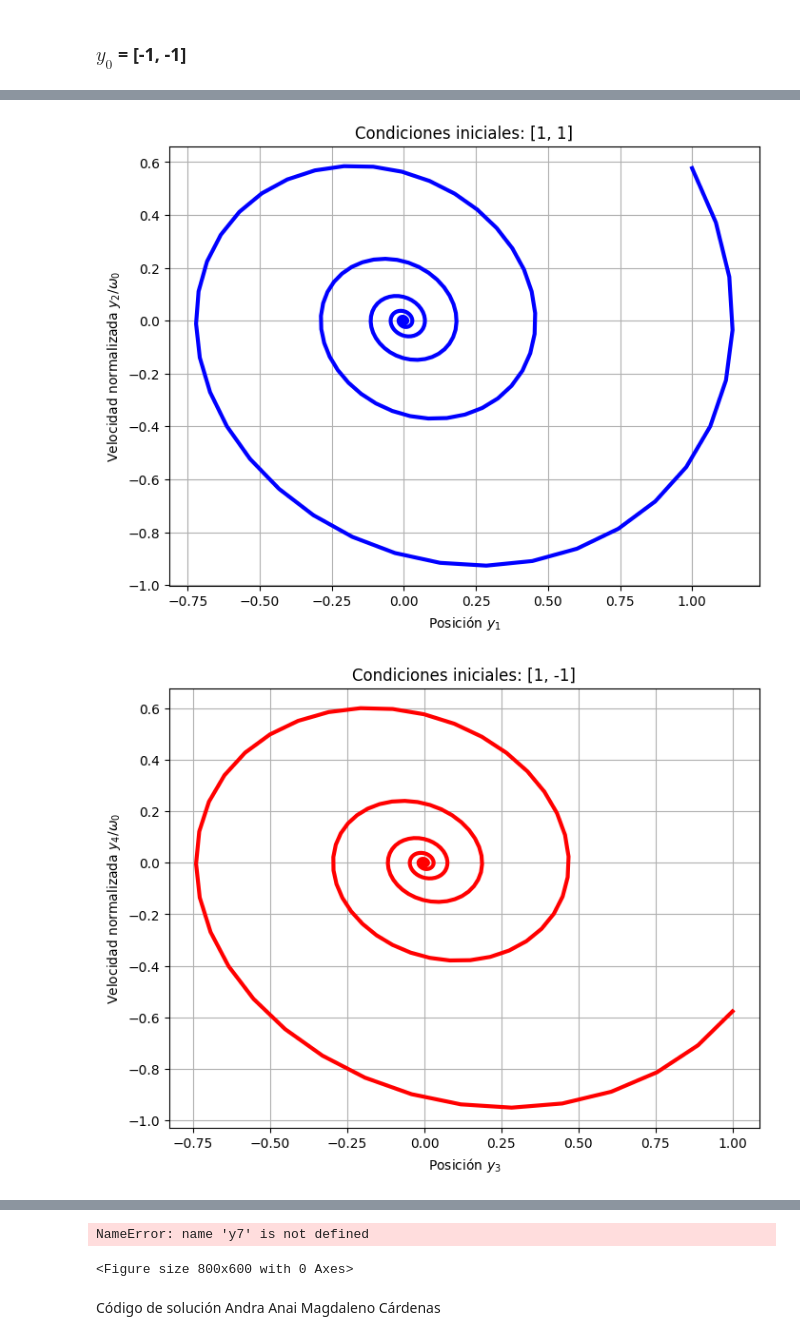
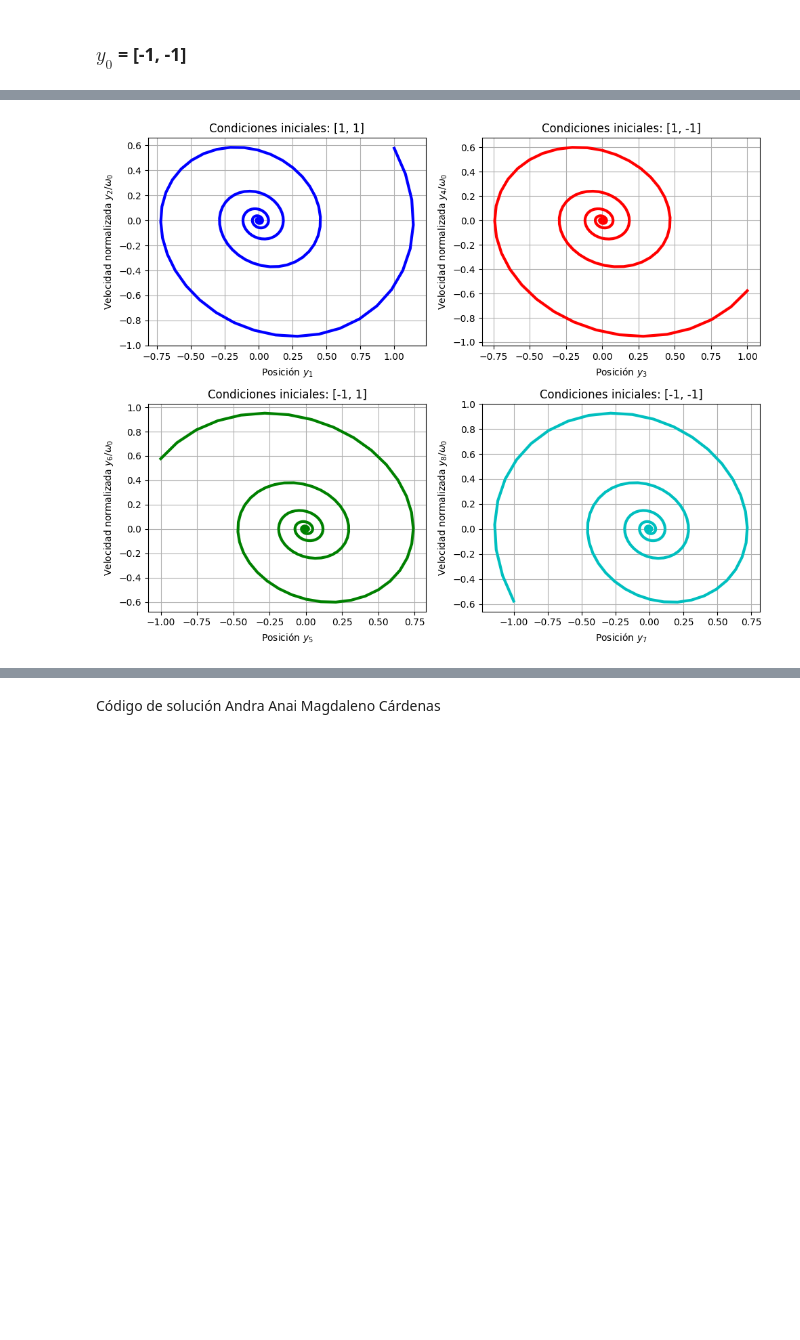
Before and after one commit to Guillermo-Chiw-ITESO/Tarea9_ChiwGuillermo_MagdalenoAndrea, a Jupyter notebook: Tarea9_ChiwGuillermo_MagdalenoAndrea.ipynb, the cells around one changed output, grey strips where cells are left out. Saved outputs shown, nothing was run; the diff lists cells and outputs as text; code cells hidden in the pictures; blank space fills up the shorter version.

```diff
--- a/Tarea9_ChiwGuillermo_MagdalenoAndrea.ipynb
+++ b/Tarea9_ChiwGuillermo_MagdalenoAndrea.ipynb
@@ -165,39 +165,39 @@ plt.show()
 # %%
+# Crear una sola figura con subgráficas
+fig, axs = plt.subplots(2, 2, figsize=(10, 8))
+
 # Gráfica del plano fase para y0 = [1, 1]
-plt.figure(figsize=(8,6))
-plt.plot(y1, y2/omega0, 'b', lw=3)
-plt.title('Condiciones iniciales: [1, 1]')
-plt.xlabel("Posición $y_1$")
-plt.ylabel("Velocidad normalizada $y_2/\omega_0$")
-plt.grid()
-plt.show()
+axs[0, 0].plot(y1, y2/omega0, 'b', lw=3)
+axs[0, 0].set_title('Condiciones iniciales: [1, 1]')
+axs[0, 0].set_xlabel("Posición $y_1$")
+axs[0, 0].set_ylabel("Velocidad normalizada $y_2/\omega_0$")
+axs[0, 0].grid()
 
 # Gráfica del plano fase para y0 = [1, -1]
-plt.figure(figsize=(8,6))
-plt.plot(y3, y4/omega0, 'r', lw=3)
-plt.title('Condiciones iniciales: [1, -1]')
-plt.xlabel("Posición $y_3$")
-plt.ylabel("Velocidad normalizada $y_4/\omega_0$")
-plt.grid()
-plt.show()
+axs[0, 1].plot(y3, y4/omega0, 'r', lw=3)
+axs[0, 1].set_title('Condiciones iniciales: [1, -1]')
+axs[0, 1].set_xlabel("Posición $y_3$")
+axs[0, 1].set_ylabel("Velocidad normalizada $y_4/\omega_0$")
+axs[0, 1].grid()
 
 # Gráfica del plano fase para y0 = [-1, 1]
-plt.figure(figsize=(8,6))
-plt.plot(y5, y6/omega0, 'g', lw=3)
-plt.title('Condiciones iniciales: [-1, 1]')
-plt.xlabel("Posición $y_5$")
-plt.ylabel("Velocidad normalizada $y_6/\omega_0$")
-plt.grid()
-plt.show()
+axs[1, 0].plot(y5, y6/omega0, 'g', lw=3)
+axs[1, 0].set_title('Condiciones iniciales: [-1, 1]')
+axs[1, 0].set_xlabel("Posición $y_5$")
+axs[1, 0].set_ylabel("Velocidad normalizada $y_6/\omega_0$")
+axs[1, 0].grid()
 
 # Gráfica del plano fase para y0 = [-1, -1]
-plt.figure(figsize=(8,6))
-plt.plot(y7, y8/omega0, 'c', lw=3)
-plt.title('Condiciones iniciales: [-1, -1]')
-plt.xlabel("Posición $y_7$")
-plt.ylabel("Velocidad normalizada $y_8/\omega_0$")
-plt.grid()
+axs[1, 1].plot(y7, y8/omega0, 'c', lw=3)
+axs[1, 1].set_title('Condiciones iniciales: [-1, -1]')
+axs[1, 1].set_xlabel("Posición $y_7$")
+axs[1, 1].set_ylabel("Velocidad normalizada $y_8/\omega_0$")
+axs[1, 1].grid()
+
+# Ajustar el diseño de las subgráficas
+plt.tight_layout()
+
+# Mostrar la figura
 plt.show()
 # %% [output]
-[figure, old version]
+[figure, new version]
-[figure, removed]
@@ -205,5 +204,3 @@ plt.show()
-NameError: name 'y7' is not defined
-<Figure size 800x600 with 0 Axes>
 # %% [markdown]
 Código de solución Andra Anai Magdaleno Cárdenas
 # %%
```
Also changed, not shown: parts of 2 cells of this notebook.
